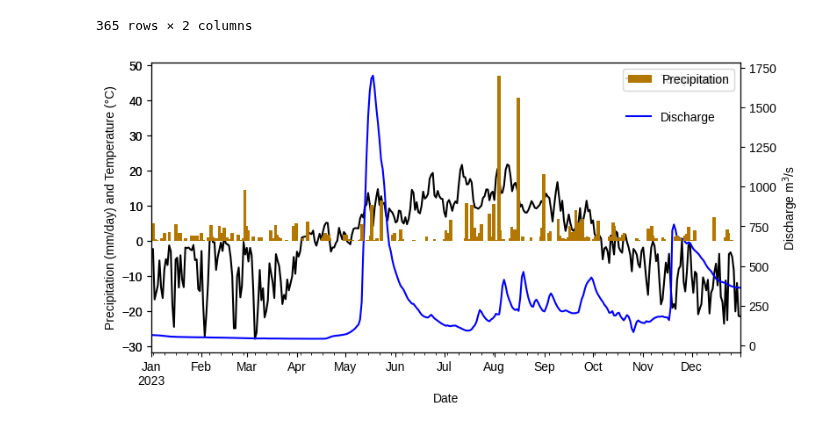
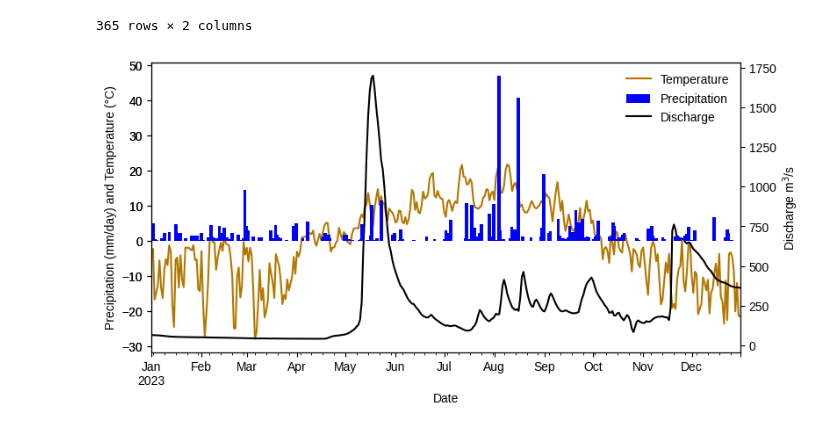
Before and after one commit to susannakukka/bathymetric-model-analysis, a Jupyter notebook: notebooks/annual_weather_plot.ipynb, the cells around one changed output. Cells and saved outputs as stored; diff of their text form; code cells hidden in the pictures.

Commit message:
edited the annual weather graph

```diff
--- a/notebooks/annual_weather_plot.ipynb
+++ b/notebooks/annual_weather_plot.ipynb
@@ -103,28 +103,33 @@ wdata
 # %%
 # plot
 fig, ax = plotting.init_plot()
-wdata.plot(y='Temperature', color='black', ax=ax, legend=True)
+wdata.plot(y='Temperature', color='#B37700', ax=ax, legend=True)
 #wdata.plot(y='Precipitation', color='#B37700', ax=ax, legend=True)
-#wdata['Precipitation'].plot.bar(color='#B37700', ax=ax, legend=True)
-#wdata.hist(x='Precipitation', density=True, histtype='step', cumulative=True, legend=True)
 ax.get_legend().get_frame().set_edgecolor('none')
 
 ax.set_xlabel("Date")
 ax.set_ylabel('Precipitation (mm/day) and Temperature (°C)')
 
 ax2 = ax.twinx()
 ax2.set_ylabel("Discharge m$^3$/s")
-data.plot(color='#0000FF', ax=ax2, legend=True)
+data.plot(color='black', ax=ax2, legend=True)
 
 ax3 = ax.twiny()
-wdata['Precipitation'].plot.bar(color='#B37700', ax=ax3, width=2, legend=True)
+wdata['Precipitation'].plot.bar(color='#0000FF', ax=ax3, width=2, legend=True)
 ax3.xaxis.set_visible(False)
 
 leg2 = ax2.get_legend()
 leg2.set_bbox_to_anchor((0.977, 0.871))
 leg2.get_frame().set_edgecolor('none')
+
+leg3 = ax3.get_legend()
+leg3.set_bbox_to_anchor((0.997, 0.932))
+leg3.get_frame().set_edgecolor('none')
+
+#0000FF
+#B37700
 # %% [output]
-[figure, old version]
+[figure, new version]
 # %%
 # save as png
 #plotting.save_plot(fig=fig, name='annual_weather', dpi=600)
```
